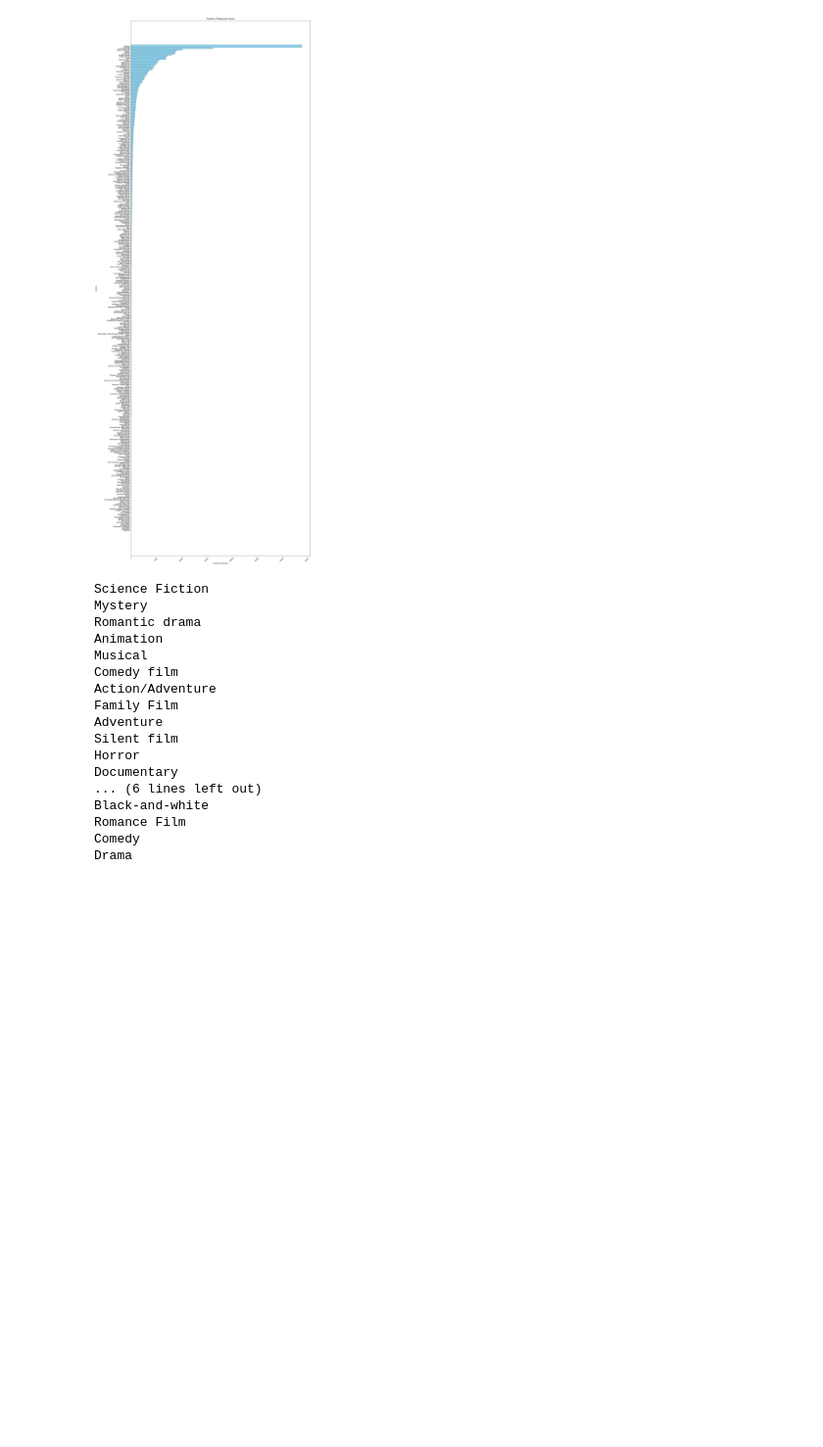
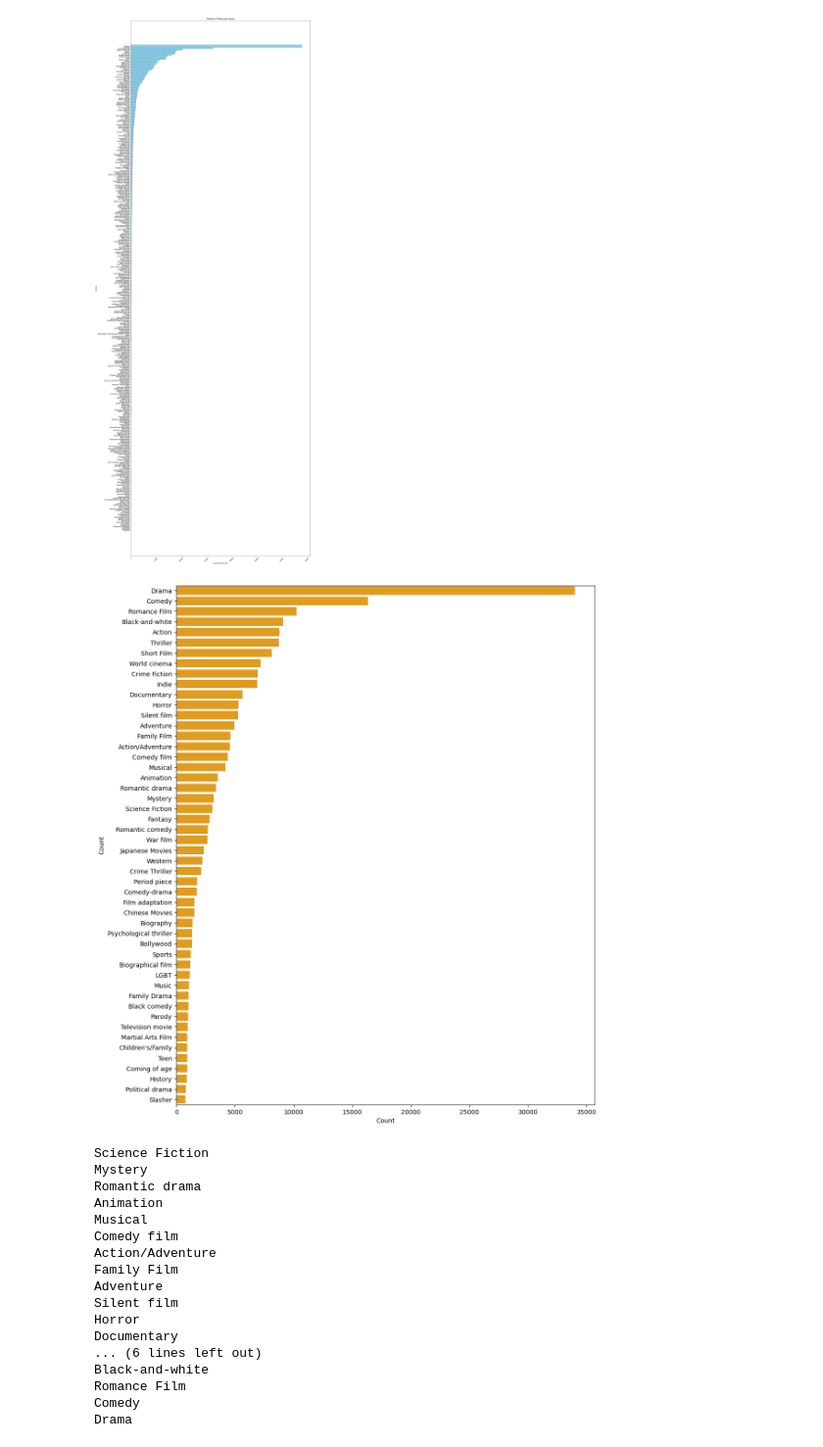
Before and after one commit to AmirhosseinSoltan/NLP-SS2024, a Jupyter notebook: genre_classifier.ipynb, the cells around one changed output. Shown at 98% size. Drawn from its saved outputs; the diff is of its cells as text; code cells hidden in the pictures; blank space fills up the shorter version.

```diff
--- a/genre_classifier.ipynb
+++ b/genre_classifier.ipynb
@@ -49,6 +49,18 @@ plt.xticks(rotation=45)
 plt.show()
 # %% [output]
 [figure]
+# %%
+import pandas as pd
+import seaborn as sns
+all_genres_df = pd.DataFrame({'Genre': genres_names,
+                              'Count': genres_counts})
+g = all_genres_df.nlargest(columns="Count", n = 50)
+plt.figure(figsize=(12,15))
+ax = sns.barplot(data=g, x= "Count", y = "Genre" , color= 'orange')
+ax.set(ylabel = 'Count')
+plt.show()
+# %% [output]
+[figure, added]
 # %%
 for key,val in movies.items():
     if val >= 3000:
```
